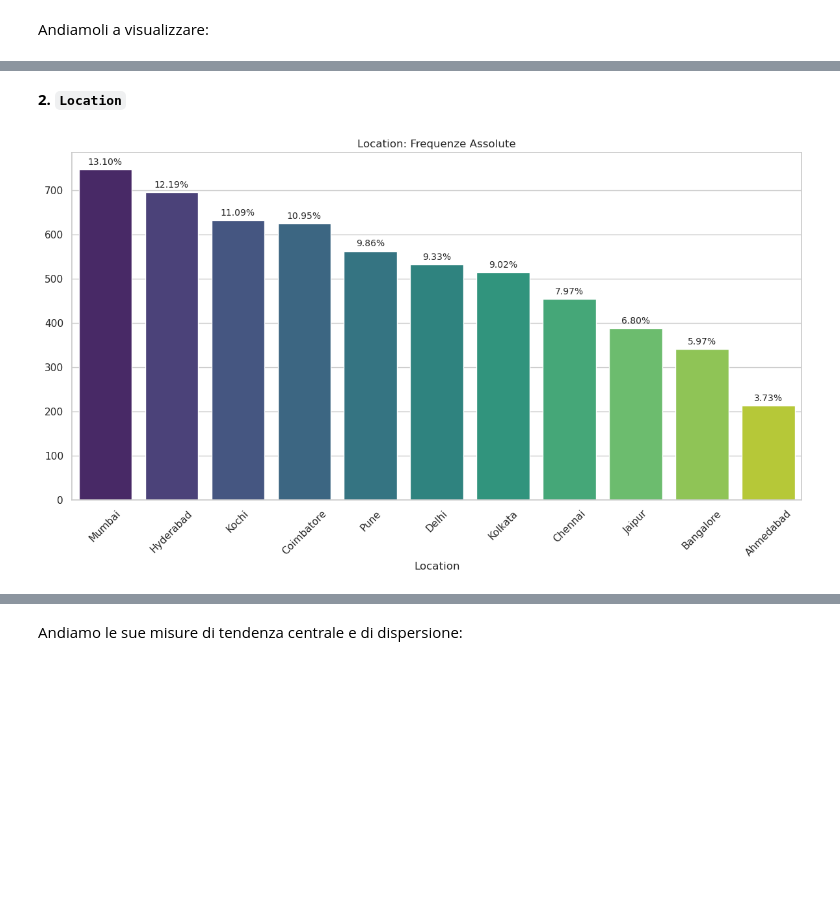
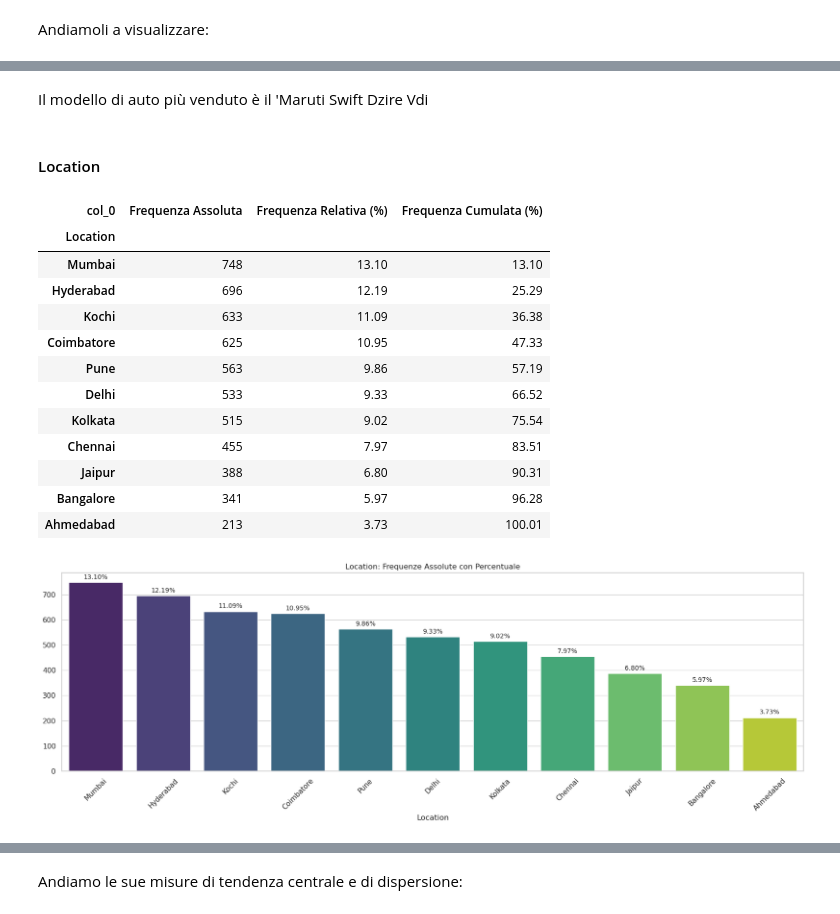
Before and after one commit to fragreco04/progetto-fad-2526, a Jupyter notebook: notebooks/completed/project.ipynb, the cells around one changed output, grey strips where cells are left out. Saved outputs shown, nothing was run; the diff lists cells and outputs as text; code cells hidden in the pictures; blank space fills up the shorter version.

```diff
--- a/notebooks/completed/project.ipynb
+++ b/notebooks/completed/project.ipynb
@@ -182,14 +192,15 @@ Creeremo quindi la nuova variabile Brand estraendola dalla stringa originale.
 # %%
 df['Brand'] = df['Name'].str.split(' ').str[0]
+df['Model'] = df['Name'].str.split(' ', n=1).str[1]
 df = df.drop('Name', axis=1)
 
-first_col = ['Brand']
+first_col = ['Brand', 'Model']
 
 remaining_cols = [col for col in df.columns if col not in first_col]
 
 df = df[first_col + remaining_cols]
 
-print("Brand creato e inserito come prima colonna.")
+print("Brand e Model creati e inseriti come prime colonne.")
 
 df = df.reset_index(drop=True)
 
@@ -243,0 +261,14 @@ Le marche li risolviamo con un semplice replace. Mentre per i Brand con pochi el
+# %%
+def clean_formatting(val):
+    if isinstance(val, str):
+        return val.strip().lower().capitalize()
+    return val
+
+df['Brand'] = df['Brand'].apply(clean_formatting)
+
+duplicates_count = df.duplicated().sum()
+df = df.drop_duplicates()
+
+df = df.reset_index(drop=True)
+
+print(f"Pulizia completata: rimossi {duplicates_count} duplicati.")
@@ -244,5 +277,5 @@ Le marche li risolviamo con un semplice replace. Mentre per i Brand con pochi el
 # %%
-df['Brand'] = df['Brand'].replace({'ISUZU': 'Isuzu', 'Land': 'Land Rover'})
+df['Brand'] = df['Brand'].replace({'Land': 'Land Rover'})
 brand_counts = df['Brand'].value_counts()
 
 rare_brands = brand_counts[brand_counts <= 60].index
@@ -1125,0 +1275,17 @@ La distribuzione dei brand è fortemente sbilanciata verso Maruti e Hyundai (37%
+# %%
+counts_model = df['Model'].value_counts().head(15)
+total_count = len(df)
+
+plt.figure(figsize=(17, 6))
+sns.barplot(x=counts_model.index, y=counts_model.values, hue=counts_model.index, palette='viridis', legend=False)
+
+for i, val in enumerate(counts_model.values):
+    pct = (val / total_count) * 100
+    plt.text(i, val + 0.5, f'{pct:.2f}%', ha='center', fontsize=9)
+
+plt.title('Top 15 Modelli: Frequenze Assolute e Percentuale')
+plt.xticks(rotation=45)
+plt.ylabel('Numero di Auto')
+plt.xlabel('Modello')
+plt.tight_layout()
+plt.show()
@@ -1126,24 +1294,47 @@ La distribuzione dei brand è fortemente sbilanciata verso Maruti e Hyundai (37%
+# %% [markdown]
+Il modello di auto più venduto è il 'Maruti Swift Dzire Vdi
 # %% [markdown]
-**2. `Location`**
+#### Location
+# %%
+tabella_brand = pd.crosstab(index=df['Location'], columns='Frequenza Assoluta')
+tabella_brand['Frequenza Relativa (%)'] = (tabella_brand['Frequenza Assoluta'] / tabella_brand['Frequenza Assoluta'].sum() * 100).round(2)
+tabella_brand = tabella_brand.sort_values(by='Frequenza Assoluta', ascending=False)
+tabella_brand['Frequenza Cumulata (%)'] = tabella_brand['Frequenza Relativa (%)'].cumsum().round(2)
+
+display(tabella_brand)
+# %% [output]
+| col_0 | Frequenza Assoluta | Frequenza Relativa (%) | Frequenza Cumulata (%) |
+| Location |  |  |  |
+| Mumbai | 748 | 13.10 | 13.10 |
+| Hyderabad | 696 | 12.19 | 25.29 |
+| Kochi | 633 | 11.09 | 36.38 |
+| Coimbatore | 625 | 10.95 | 47.33 |
+| Pune | 563 | 9.86 | 57.19 |
+| Delhi | 533 | 9.33 | 66.52 |
+| Kolkata | 515 | 9.02 | 75.54 |
+| Chennai | 455 | 7.97 | 83.51 |
+| Jaipur | 388 | 6.80 | 90.31 |
+| Bangalore | 341 | 5.97 | 96.28 |
+| Ahmedabad | 213 | 3.73 | 100.01 |
 # %%
 count_assoluto = df['Location'].value_counts()
 count_relativo = (df['Location'].value_counts(normalize=True) * 100).loc[count_assoluto.index]
 
-plt.figure(figsize=(12, 7))
+plt.figure(figsize=(17, 6))
 
 ax = sns.barplot(x=count_assoluto.index, y=count_assoluto.values, hue=count_assoluto.index, palette='viridis', legend=False)
 
 for i, container in enumerate(ax.containers):
     percentuale = count_relativo.iloc[i]
 
     ax.bar_label(container, labels=[f'{percentuale:.2f}%'], padding=3, fontsize=10)
 
-plt.title('Location: Frequenze Assolute')
+plt.title('Location: Frequenze Assolute con Percentuale')
 plt.xticks(rotation=45)
 plt.xlabel('Location')
 
 plt.tight_layout()
 plt.show()
 # %% [output]
-[figure, old version]
+[figure, new version]
 # %% [markdown]
```
Also changed, not shown: parts of 341 cells of this notebook, 12 other files.
